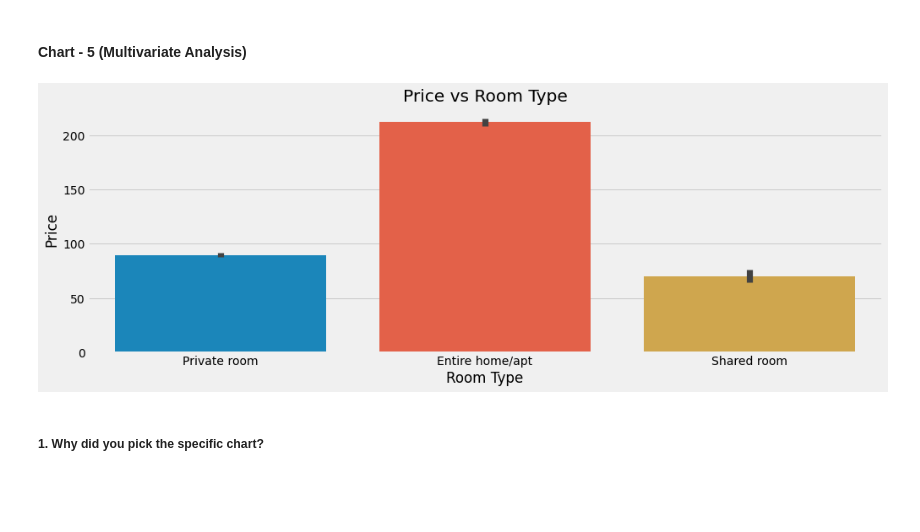
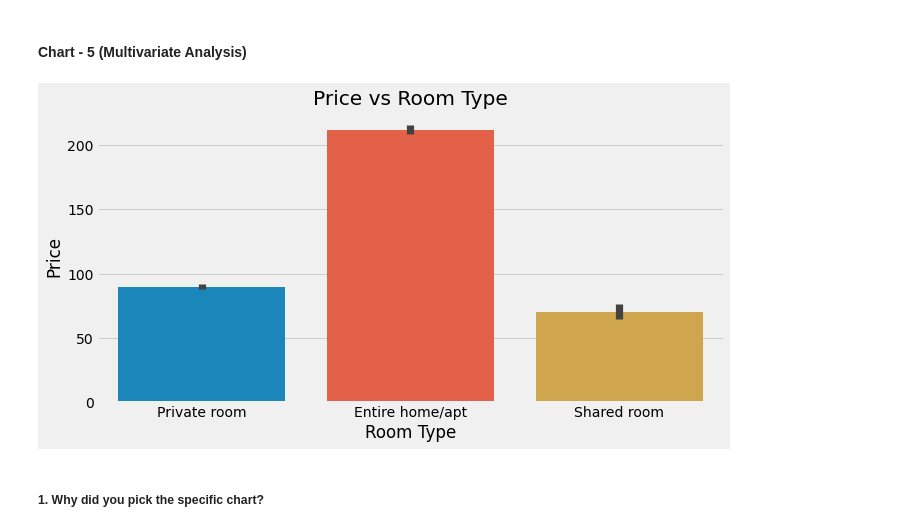
Before and after one commit to abhisheknagpure8/airbnb-bookings-analysis, a Jupyter notebook: EDA_Project_AirBnb_Bookings_Analysis.ipynb, the cells around one changed output. Cells and saved outputs as stored; diff of their text form; code cells hidden in the pictures; blank space fills up the shorter version.

```diff
--- a/EDA_Project_AirBnb_Bookings_Analysis.ipynb
+++ b/EDA_Project_AirBnb_Bookings_Analysis.ipynb
@@ -374,7 +374,13 @@ snsn= sns.countplot(x='room_type',data=df)
 snsn.set_title('frequency_plot')
 snsn.set_ylabel('frequency')
 snsn.set_xlabel('room_type')
+plt.show()
 
+
+plt.style.use('fivethirtyeight')
+plt.figure(figsize=(13,7))
+plt.title("Percentage hold of room_type")
+g = plt.pie(new_df.room_type.value_counts(), labels=new_df.room_type.value_counts().index,autopct='%1.1f%%', startangle=0)
 plt.show()
 # %% [output]
 [figure]
@@ -427,14 +434,14 @@ Answer Here: -
 #### Chart - 5 (Multivariate Analysis)
 # %%
 # Chart - 4 visualization code
-plt.figure(figsize = (15,5))
+plt.figure(figsize = (10,5))
 ax_8 = sns.barplot(y= 'price', x= 'room_type',data=new_df)
 ax_8.set_title('Price vs Room Type')
 ax_8.set_xlabel('Room Type')
 ax_8.set_ylabel("Price")
 plt.show()
 # %% [output]
-[figure, old version]
+[figure, new version]
 # %% [markdown]
 ##### 1. Why did you pick the specific chart?
 # %% [markdown]
```
Also changed, not shown: parts of 1 cell of this notebook.
